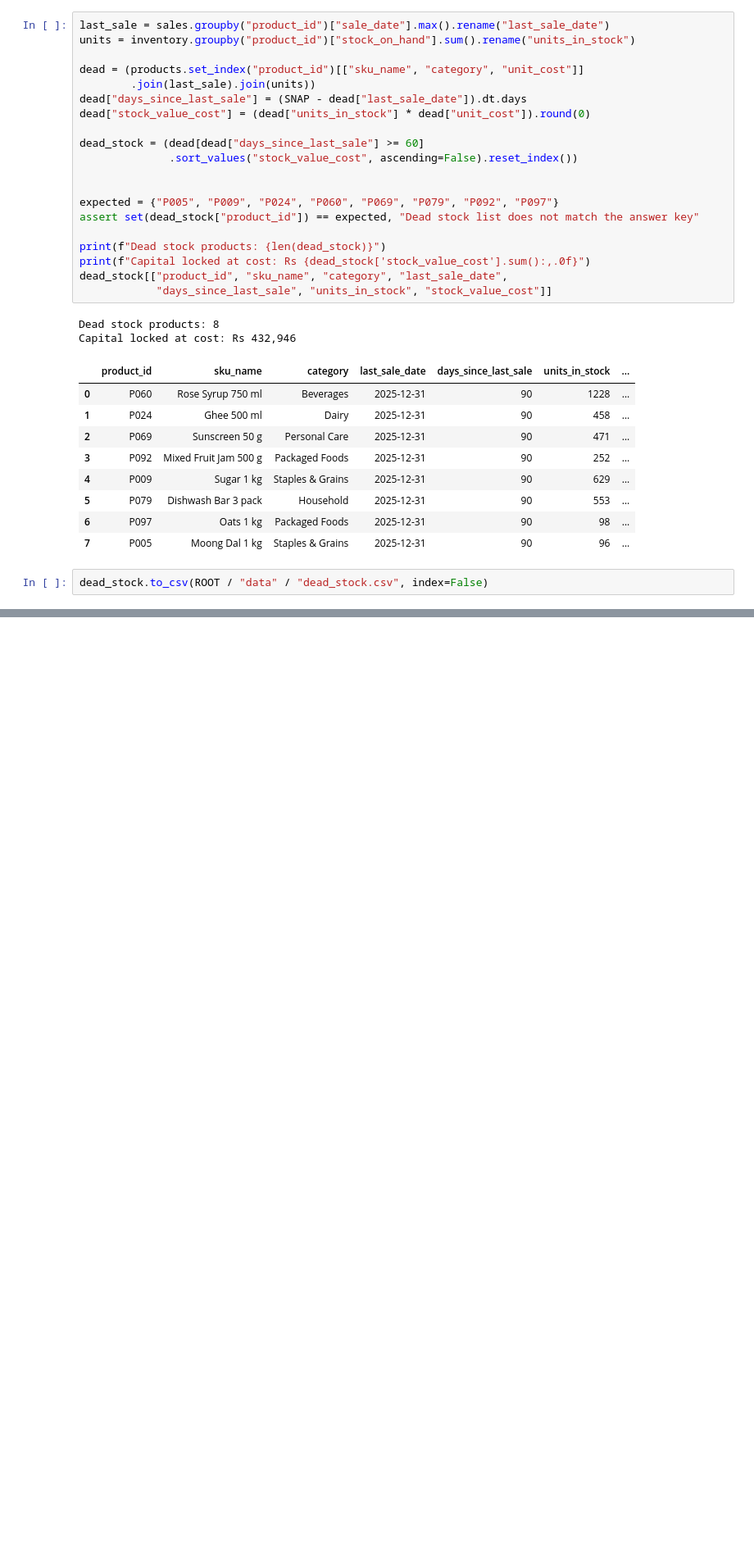
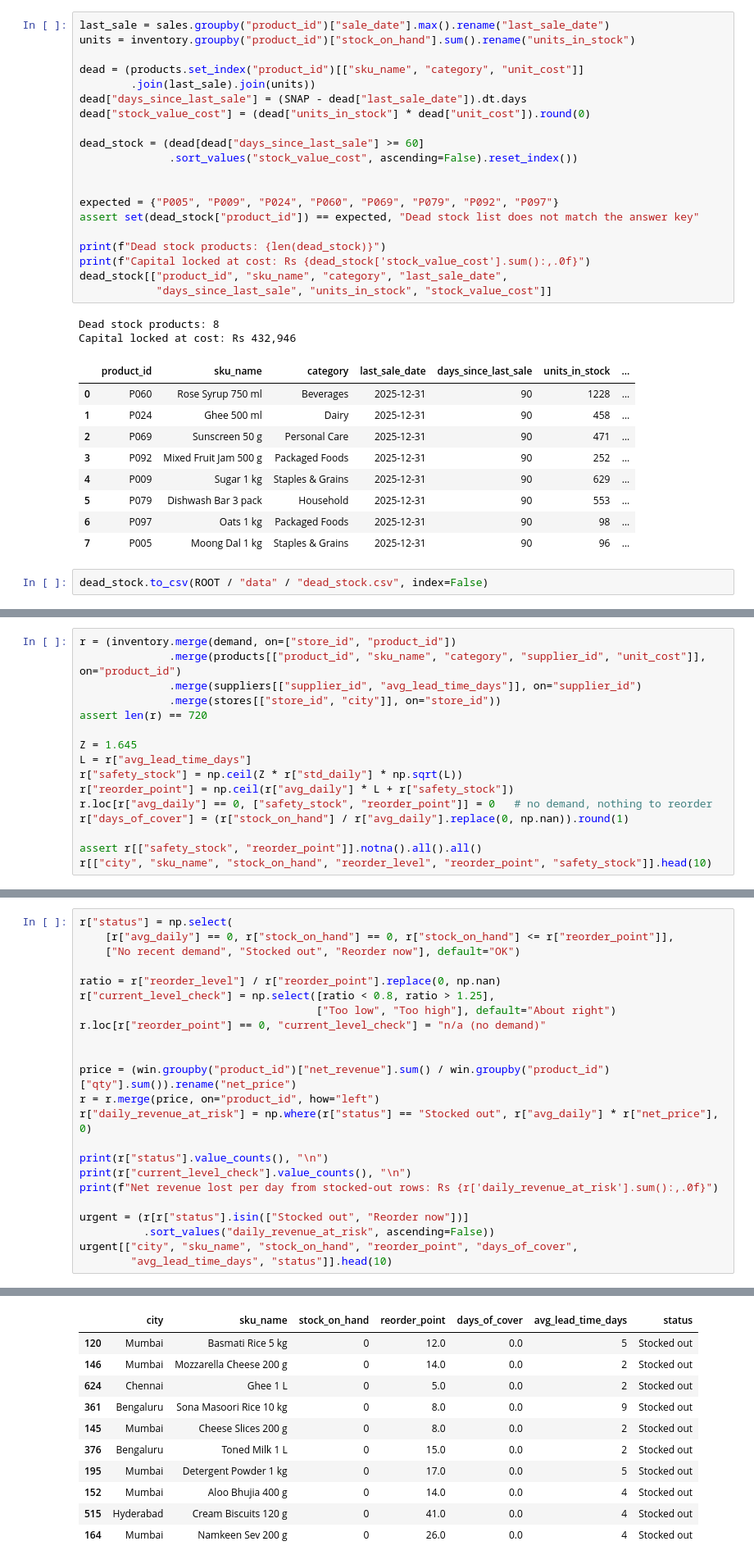
Before and after one commit to gauriverse/StockWise, a Jupyter notebook: notebooks/02_analytics.ipynb, the cells around one changed output, grey strips where cells are left out. Shown at 82% size. Drawn from its saved outputs; the diff is of its cells as text; blank space fills up the shorter version.

Commit message:
feat: add safety stock, reorder points, stockout exposure and inventory turnover

```diff
--- a/notebooks/02_analytics.ipynb
+++ b/notebooks/02_analytics.ipynb
@@ -94,0 +114,16 @@ dead_stock.to_csv(ROOT / "data" / "dead_stock.csv", index=False)
+# %%
+r = (inventory.merge(demand, on=["store_id", "product_id"])
+              .merge(products[["product_id", "sku_name", "category", "supplier_id", "unit_cost"]], on="product_id")
+              .merge(suppliers[["supplier_id", "avg_lead_time_days"]], on="supplier_id")
+              .merge(stores[["store_id", "city"]], on="store_id"))
+assert len(r) == 720
+
+Z = 1.645
+L = r["avg_lead_time_days"]
+r["safety_stock"] = np.ceil(Z * r["std_daily"] * np.sqrt(L))
+r["reorder_point"] = np.ceil(r["avg_daily"] * L + r["safety_stock"])
+r.loc[r["avg_daily"] == 0, ["safety_stock", "reorder_point"]] = 0   # no demand, nothing to reorder
+r["days_of_cover"] = (r["stock_on_hand"] / r["avg_daily"].replace(0, np.nan)).round(1)
+
+assert r[["safety_stock", "reorder_point"]].notna().all().all()
+r[["city", "sku_name", "stock_on_hand", "reorder_level", "reorder_point", "safety_stock"]].head(10)
@@ -94,0 +142,24 @@ dead_stock.to_csv(ROOT / "data" / "dead_stock.csv", index=False)
+# %%
+r["status"] = np.select(
+    [r["avg_daily"] == 0, r["stock_on_hand"] == 0, r["stock_on_hand"] <= r["reorder_point"]],
+    ["No recent demand", "Stocked out", "Reorder now"], default="OK")
+
+ratio = r["reorder_level"] / r["reorder_point"].replace(0, np.nan)
+r["current_level_check"] = np.select([ratio < 0.8, ratio > 1.25],
+                                     ["Too low", "Too high"], default="About right")
+r.loc[r["reorder_point"] == 0, "current_level_check"] = "n/a (no demand)"
+
+
+price = (win.groupby("product_id")["net_revenue"].sum() / win.groupby("product_id")["qty"].sum()).rename("net_price")
+r = r.merge(price, on="product_id", how="left")
+r["daily_revenue_at_risk"] = np.where(r["status"] == "Stocked out", r["avg_daily"] * r["net_price"], 0)
+
+print(r["status"].value_counts(), "\n")
+print(r["current_level_check"].value_counts(), "\n")
+print(f"Net revenue lost per day from stocked-out rows: Rs {r['daily_revenue_at_risk'].sum():,.0f}")
+
+urgent = (r[r["status"].isin(["Stocked out", "Reorder now"])]
+          .sort_values("daily_revenue_at_risk", ascending=False))
+urgent[["city", "sku_name", "stock_on_hand", "reorder_point", "days_of_cover",
+        "avg_lead_time_days", "status"]].head(10)
+# %% [output]
@@ -94,0 +180,11 @@ dead_stock.to_csv(ROOT / "data" / "dead_stock.csv", index=False)
+|  | city | sku_name | stock_on_hand | reorder_point | days_of_cover | avg_lead_time_days | status |
+| 120 | Mumbai | Basmati Rice 5 kg | 0 | 12.0 | 0.0 | 5 | Stocked out |
+| 146 | Mumbai | Mozzarella Cheese 200 g | 0 | 14.0 | 0.0 | 2 | Stocked out |
+| 624 | Chennai | Ghee 1 L | 0 | 5.0 | 0.0 | 2 | Stocked out |
+| 361 | Bengaluru | Sona Masoori Rice 10 kg | 0 | 8.0 | 0.0 | 9 | Stocked out |
+| 145 | Mumbai | Cheese Slices 200 g | 0 | 8.0 | 0.0 | 2 | Stocked out |
+| 376 | Bengaluru | Toned Milk 1 L | 0 | 15.0 | 0.0 | 2 | Stocked out |
+| 195 | Mumbai | Detergent Powder 1 kg | 0 | 17.0 | 0.0 | 5 | Stocked out |
+| 152 | Mumbai | Aloo Bhujia 400 g | 0 | 14.0 | 0.0 | 4 | Stocked out |
+| 515 | Hyderabad | Cream Biscuits 120 g | 0 | 41.0 | 0.0 | 4 | Stocked out |
+| 164 | Mumbai | Namkeen Sev 200 g | 0 | 26.0 | 0.0 | 4 | Stocked out |
```
Also changed, not shown: parts of 5 cells of this notebook, 2 other files.
